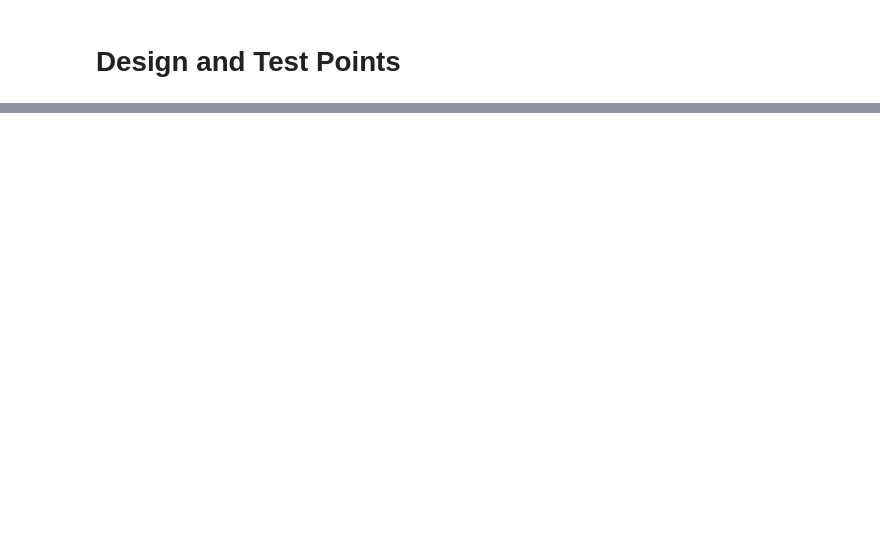
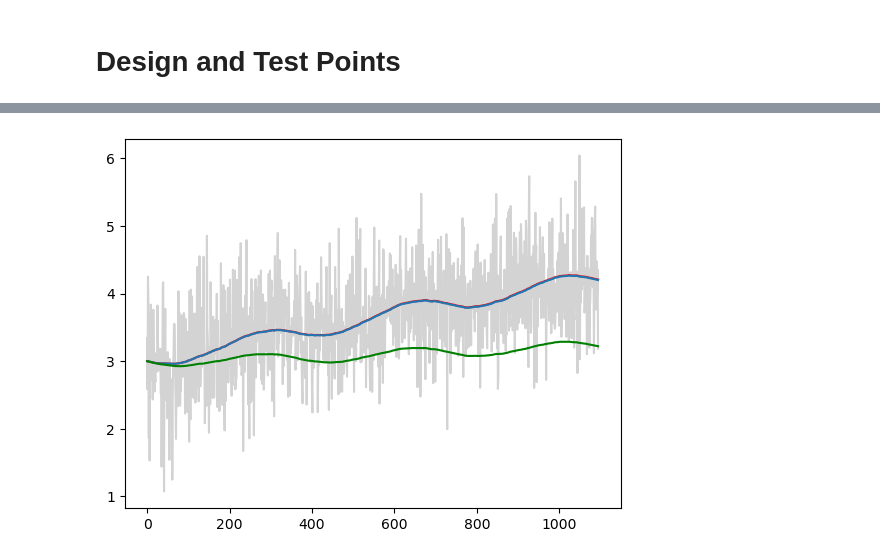
Before and after one commit to arob5/gp-calibration, a Jupyter notebook: scripts/python/vsem_calibration_test.ipynb, the cells around one changed output, grey strips where cells are left out. Cells and saved outputs as stored; diff of their text form; code cells hidden in the pictures; blank space fills up the shorter version.

```diff
--- a/scripts/python/vsem_calibration_test.ipynb
+++ b/scripts/python/vsem_calibration_test.ipynb
@@ -288,0 +301,3 @@ array([[ 0.00746173, -0.24950555, -0.49050754],
+# %%
+test = fwd(par_cal_test[900,:])
+test15 = fwd(par_cal_test[15,:])
@@ -288,0 +316,8 @@ array([[ 0.00746173, -0.24950555, -0.49050754],
+# %%
+plt.plot(time_steps, y.T, color="lightgray")
+plt.plot(time_steps, y_true.T, color="red")
+plt.plot(time_steps, test[0,:,veg_idx])
+plt.plot(time_steps, test15[0,:,veg_idx], color="green")
+plt.show()
+# %% [output]
+[figure, added]
```
Also changed, not shown: parts of 26 cells of this notebook, 1 other file.
